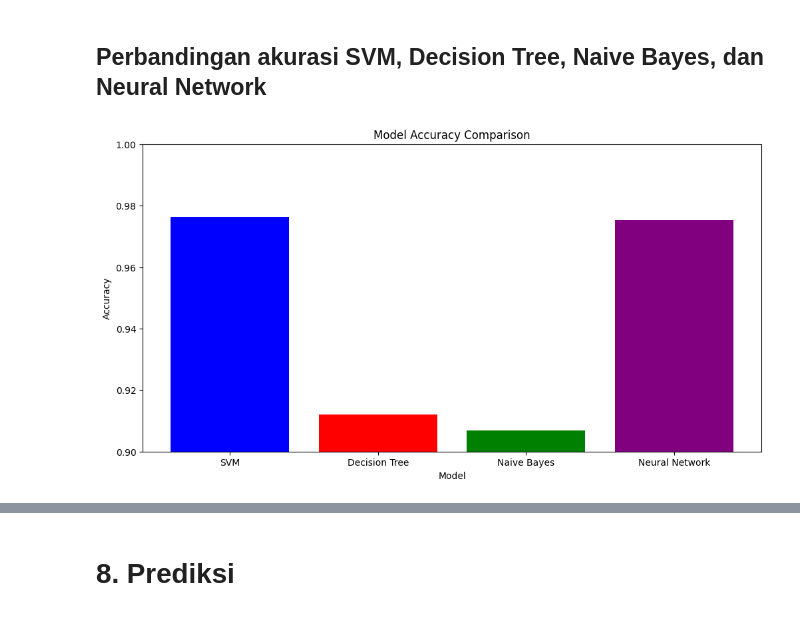
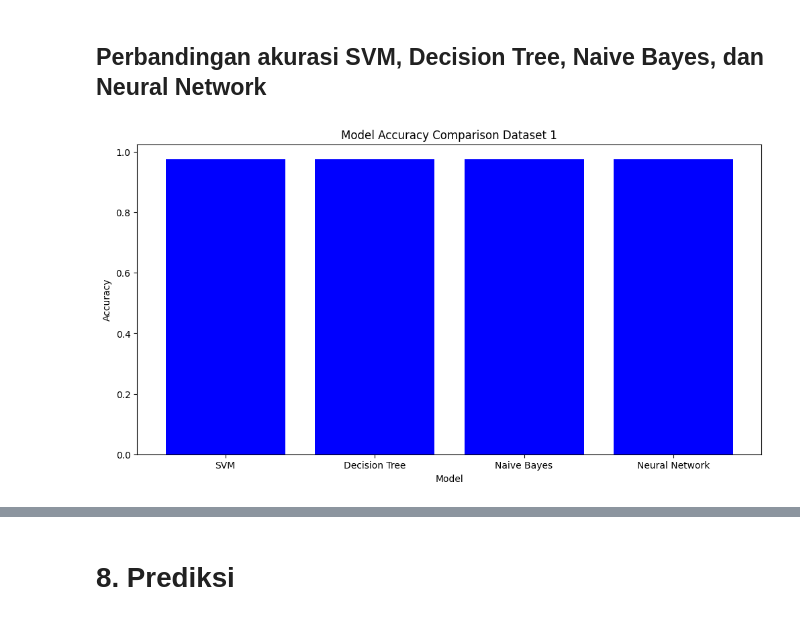
Before and after one commit to dikkaaaw/Email-Phising-Classification, a Jupyter notebook: Phishing Classification.ipynb, the cells around one changed output, grey strips where cells are left out. Cells and saved outputs as stored; diff of their text form; code cells hidden in the pictures.

```diff
--- a/Phishing Classification.ipynb
+++ b/Phishing Classification.ipynb
@@ -669,0 +633,28 @@ plt.show()
+# %%
+# Membuat visualisasi confusion matrix, classification report, dan akurasi semua model
+models = ['SVM', 'Decision Tree', 'Naive Bayes', 'Neural Network']
+accuracies = [0.98, 0.91, 0.74, 0.98]
+precisions = [0.97, 0.91, 0.75, 0.97]
+recalls = [0.98, 0.91, 0.70, 0.98]
+f1_scores = [0.98, 0.91, 0.71, 0.98]
+
+# Membuat dataframe dari hasil evaluasi model
+results = pd.DataFrame({
+    'Model': models,
+    'Accuracy': accuracies,
+    'Precision': precisions,
+    'Recall': recalls,
+    'F1 Score': f1_scores
+})
+
+# Membuat visualisasi confusion matrix, classification report, dan akurasi semua model
+plt.figure(figsize=(12, 6))
+plt.plot(results['Model'], results['Accuracy'], marker='o', label='Accuracy', color='blue')
+plt.plot(results['Model'], results['Precision'], marker='o', label='Precision', color='red')
+plt.plot(results['Model'], results['Recall'], marker='o', label='Recall', color='green')
+plt.plot(results['Model'], results['F1 Score'], marker='o', label='F1 Score', color='purple')
+plt.title('Model Evaluation Metrics Dataset 2')
+plt.xlabel('Model')
+plt.ylabel('Score')
+plt.legend()
+plt.show()
@@ -670,20 +663,12 @@ plt.show()
 # %% [markdown]
 ## Perbandingan akurasi SVM, Decision Tree, Naive Bayes, dan Neural Network
 # %%
-# Membuat perbandingan performa model
-models = ['SVM', 'Decision Tree', 'Naive Bayes', 'Neural Network']
-accuracies = [accuracy_score(y_test, svm_model.predict(X_test_tfidf)),
-              accuracy_score(y_test, decision_tree_model.predict(X_test_tfidf)),
-              accuracy_score(y_test, naive_bayes_model.predict(X_test_tfidf.toarray())),
-              accuracy_score(y_test, neural_network_model.predict(X_test_tfidf))]
-
-# Membuat plot perbandingan performa model
+# Perbandingan akurasi semua model
 plt.figure(figsize=(12, 6))
-plt.bar(models, accuracies, color=['blue', 'red', 'green', 'purple'])
-plt.title('Model Accuracy Comparison')
+plt.bar(results['Model'], results['Accuracy'], color='blue')
+plt.title('Model Accuracy Comparison Dataset 1')
 plt.xlabel('Model')
 plt.ylabel('Accuracy')
-plt.ylim(0.9, 1)
 plt.show()
 # %% [output]
-[figure, old version]
+[figure, new version]
```
Also changed, not shown: parts of 57 cells of this notebook.
